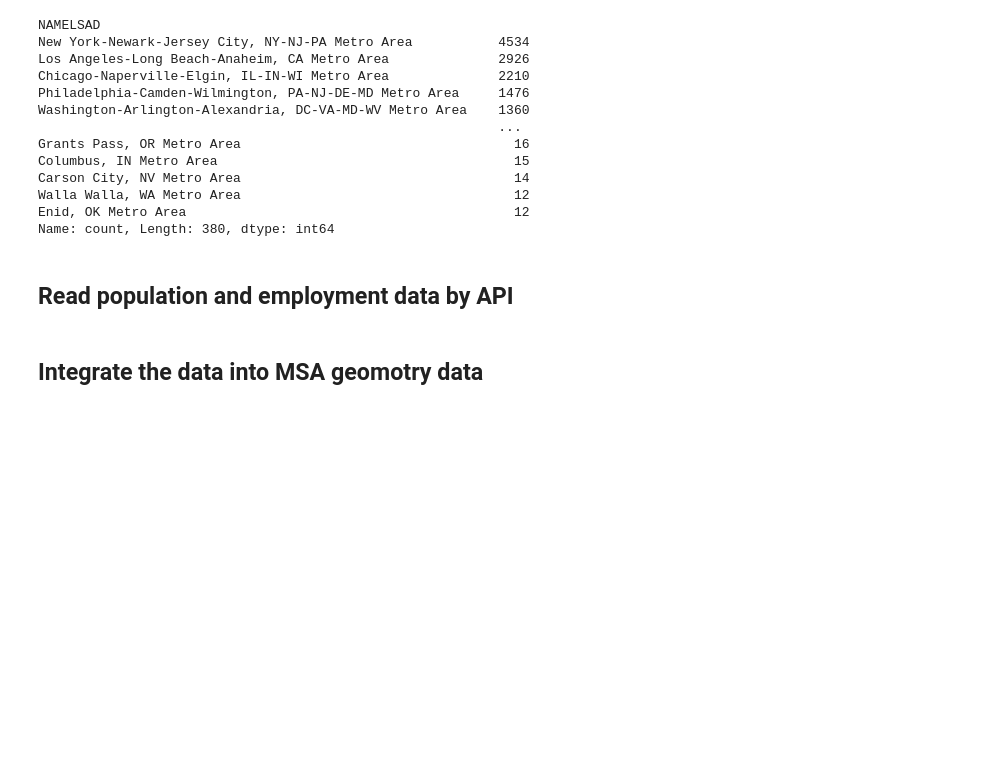
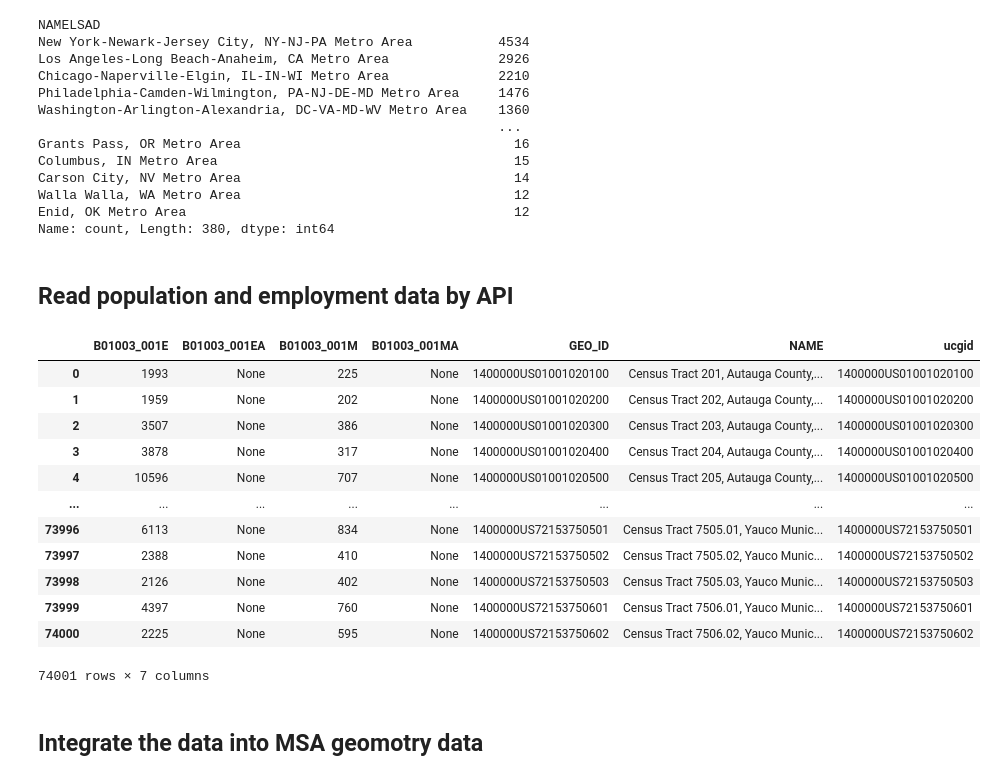
Before and after one commit to HOUPU1993/Polymetric-and-Monometric-analysis, a Jupyter notebook: Polymetric and Monometric analysis.ipynb, the cells around one changed output. Cells and saved outputs as stored; diff of their text form; code cells hidden in the pictures; blank space fills up the shorter version.

```diff
--- a/Polymetric and Monometric analysis.ipynb
+++ b/Polymetric and Monometric analysis.ipynb
@@ -259,0 +238,16 @@ emp_20['GEOID'] = emp_20['state'] + emp_20['county'] + emp_20['tract']
+# %%
+pop_19
+# %% [output]
+|  | B01003_001E | B01003_001EA | B01003_001M | B01003_001MA | GEO_ID | NAME | ucgid |
+| 0 | 1993 | None | 225 | None | 1400000US01001020100 | Census Tract 201, Autauga County,... | 1400000US01001020100 |
+| 1 | 1959 | None | 202 | None | 1400000US01001020200 | Census Tract 202, Autauga County,... | 1400000US01001020200 |
+| 2 | 3507 | None | 386 | None | 1400000US01001020300 | Census Tract 203, Autauga County,... | 1400000US01001020300 |
+| 3 | 3878 | None | 317 | None | 1400000US01001020400 | Census Tract 204, Autauga County,... | 1400000US01001020400 |
+| 4 | 10596 | None | 707 | None | 1400000US01001020500 | Census Tract 205, Autauga County,... | 1400000US01001020500 |
+| ... | ... | ... | ... | ... | ... | ... | ... |
+| 73996 | 6113 | None | 834 | None | 1400000US72153750501 | Census Tract 7505.01, Yauco Munic... | 1400000US72153750501 |
+| 73997 | 2388 | None | 410 | None | 1400000US72153750502 | Census Tract 7505.02, Yauco Munic... | 1400000US72153750502 |
+| 73998 | 2126 | None | 402 | None | 1400000US72153750503 | Census Tract 7505.03, Yauco Munic... | 1400000US72153750503 |
+| 73999 | 4397 | None | 760 | None | 1400000US72153750601 | Census Tract 7506.01, Yauco Munic... | 1400000US72153750601 |
+| 74000 | 2225 | None | 595 | None | 1400000US72153750602 | Census Tract 7506.02, Yauco Munic... | 1400000US72153750602 |
+74001 rows × 7 columns
```
Also changed, not shown: parts of 13 cells of this notebook, 1 other file.
